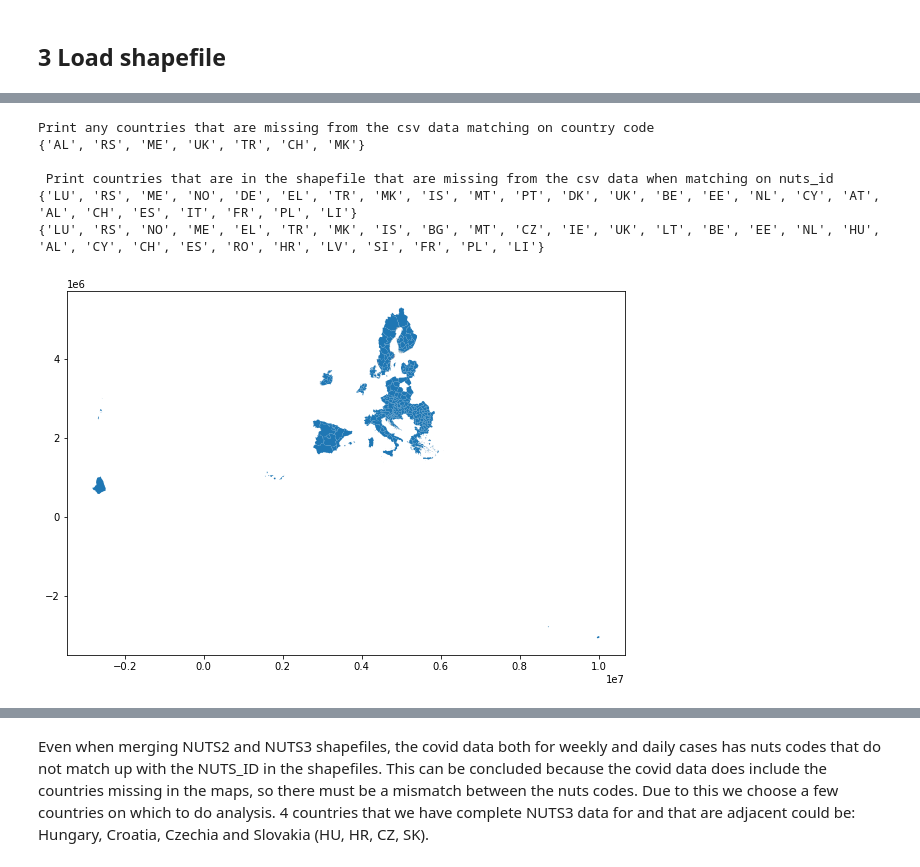
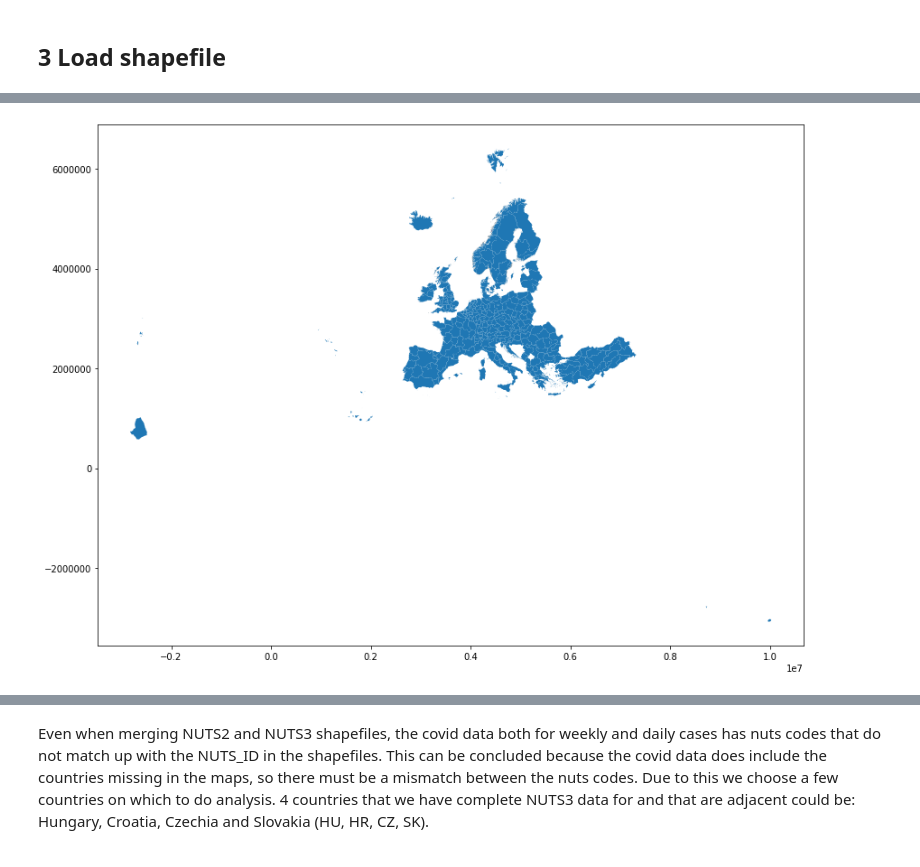
Before and after one commit to ProvaznikJan/CovidProject, a Jupyter notebook: Data interpreter.ipynb, the cells around one changed output, grey strips where cells are left out. Saved outputs shown, nothing was run; the diff lists cells and outputs as text; code cells hidden in the pictures.

```diff
--- a/Data interpreter.ipynb
+++ b/Data interpreter.ipynb
@@ -221,27 +135,0 @@ plt.show()
-# %%
-# Show any countries that are in the shapefile that are missing from the csv data when matching on country code
-print("Print any countries that are missing from the csv data matching on country code")
-print(set(shapefile["CNTR_CODE"].unique()) - set([country for country in countries]))
-
-# Show countries that are in the shapefile that are missing from the csv data when matching on nuts_id
-print("\n Print countries that are in the shapefile that are missing from the csv data when matching on nuts_id")
-print(set(shapefile["CNTR_CODE"]) - set(vyber_weekly["CNTR_CODE"]))
-print(set(shapefile["CNTR_CODE"]) - set(vyber["CNTR_CODE"]))
-# %% [output]
-Print any countries that are missing from the csv data matching on country code
-{'AL', 'RS', 'ME', 'UK', 'TR', 'CH', 'MK'}
-
- Print countries that are in the shapefile that are missing from the csv data when matching on nuts_id
-{'LU', 'RS', 'ME', 'NO', 'DE', 'EL', 'TR', 'MK', 'IS', 'MT', 'PT', 'DK', 'UK', 'BE', 'EE', 'NL', 'CY', 'AT', 'AL', 'CH', 'ES', 'IT', 'FR', 'PL', 'LI'}
-{'LU', 'RS', 'NO', 'ME', 'EL', 'TR', 'MK', 'IS', 'BG', 'MT', 'CZ', 'IE', 'UK', 'LT', 'BE', 'EE', 'NL', 'HU', 'AL', 'CY', 'CH', 'ES', 'RO', 'HR', 'LV', 'SI', 'FR', 'PL', 'LI'}
-# %%
-# It is possible that the nuts_id in the covid data is actually a mixture of NUTS2 AND NUTS3 codes, so we can merge both shapefiles and find what countries can match up.
-shapefile_nuts2 = gpd.read_file('NUTS2')
-
-# Use both NUTS2 and NUTS3 data to match with the weekly covid case data
-merged_sf = shapefile.append(shapefile_nuts2)
-data_map = merged_sf[merged_sf['NUTS_ID'].isin(weekly['nuts_code'].unique())]
-data_map.plot(figsize=(10,10))
-plt.show()
-# %% [output]
-[figure, removed]
@@ -247,0 +141,5 @@ plt.show()
+# %%
+NUTS2.plot(figsize=(14, 15))
+plt.show()
+# %% [output]
+[figure, added]
```
Also changed, not shown: parts of 49 cells of this notebook.
